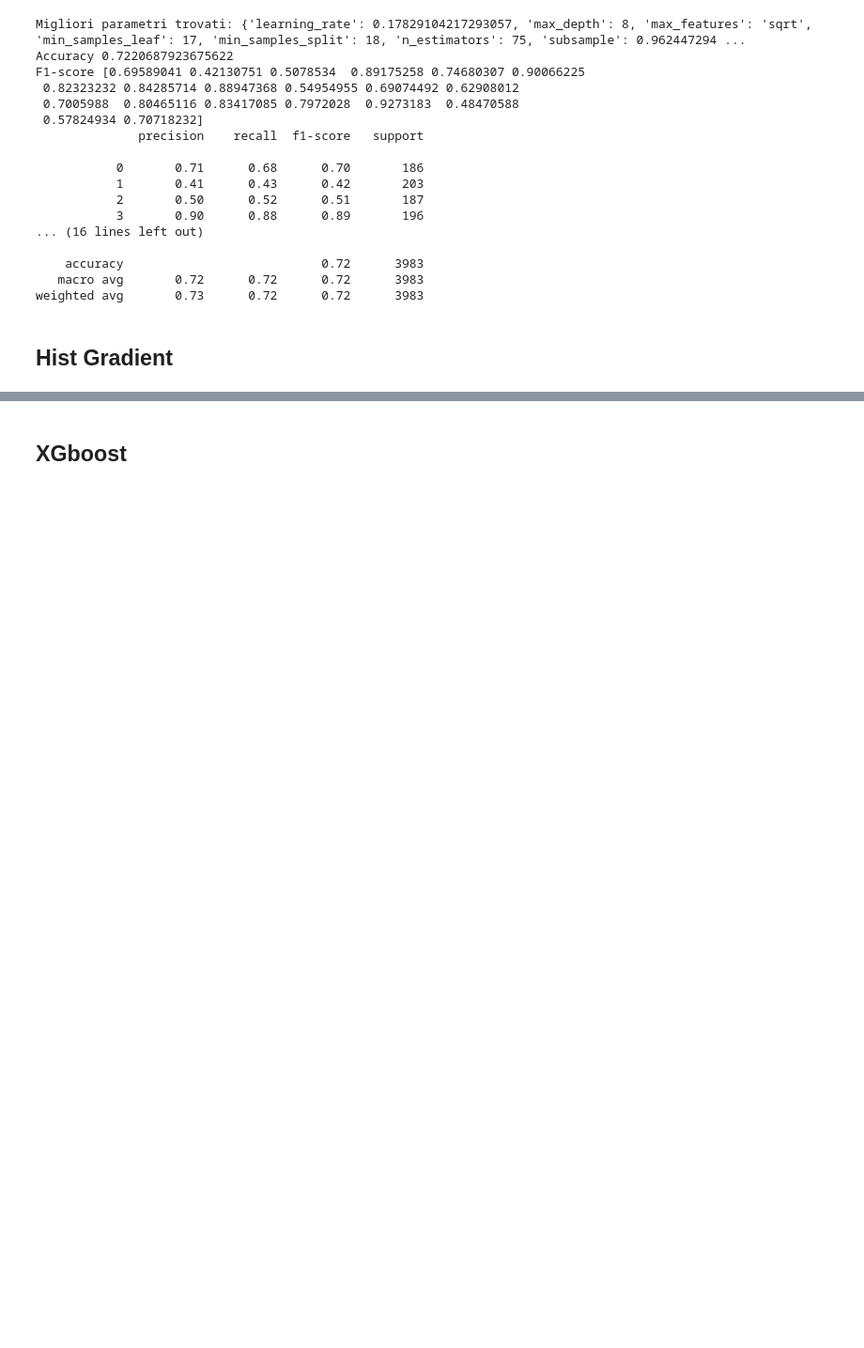
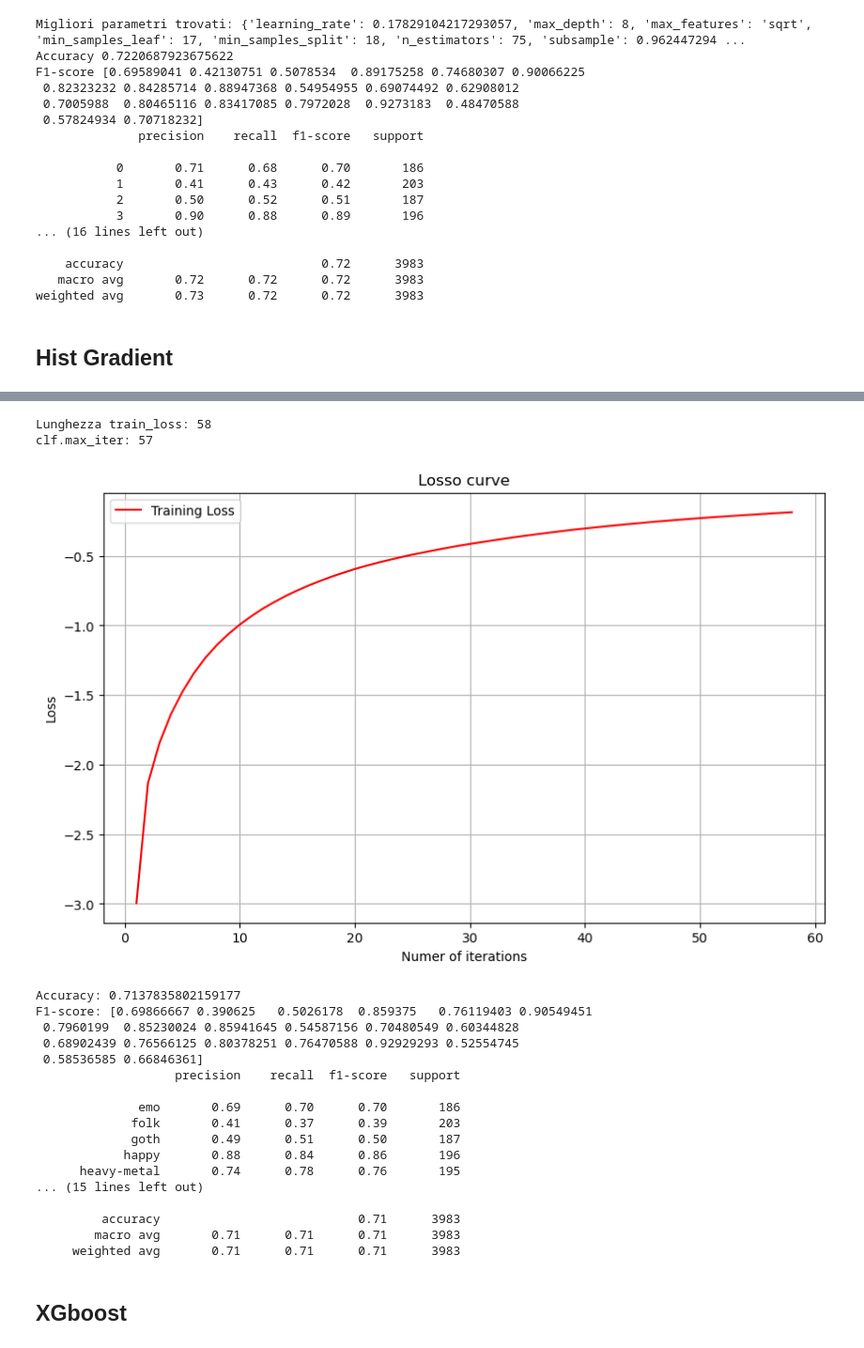
Before and after one commit to Bakko000/Data-Mining-2, a Jupyter notebook: Boosting.ipynb, the cells around one changed output, grey strips where cells are left out. Shown at 94% size. Cells and saved outputs as stored; diff of their text form; code cells hidden in the pictures; blank space fills up the shorter version.

```diff
--- a/Boosting.ipynb
+++ b/Boosting.ipynb
@@ -180,13 +178,17 @@ weighted avg       0.73      0.72      0.72      3983
 # %%
 from sklearn.ensemble import HistGradientBoostingClassifier
 # %%
+from xgboost import XGBClassifier
+from sklearn.model_selection import RandomizedSearchCV
+from sklearn.metrics import accuracy_score, f1_score, classification_report
+from scipy.stats import uniform, randint
 # Definire l'intervallo di iperparametri da esplorare
 param_distributions = {
     'learning_rate': uniform(0.01, 1),
     'max_iter': randint(50, 80),
     'max_depth': randint(1, 10),
     'min_samples_leaf': randint(1, 20),
-    'l2_regularization': uniform(0.0, 1.0)
+    'l2_regularization': uniform(0, 1)
 }
 
 # Configurare RandomizedSearchCV
@@ -205,7 +207,12 @@ best_clf.fit(X_train, y_train)
 
 # Previsioni e valutazione del modello
 y_pred = best_clf.predict(X_test)
-accuracy = accuracy_score(y_test, y_pred)
-print(f'Accuracy: {accuracy}')
-print(classification_report(y_test, y_pred))
+
+y_test_labels = label_encoder.inverse_transform(y_test)
+y_pred_labels = label_encoder.inverse_transform(y_pred)
+
+# Previsioni e valutazione del modello
+print('Accuracy:', accuracy_score(y_test_labels, y_pred_labels))
+print('F1-score:', f1_score(y_test_labels, y_pred_labels, average=None))
+print(classification_report(y_test_labels, y_pred_labels))
 # %% [output]
@@ -213,30 +236,65 @@ NameError: name 'uniform' is not defined
 # %%
-clf = HistGradientBoostingClassifier(learning_rate=1.0, max_depth=3, random_state=0)
+import numpy as np
+import matplotlib.pyplot as plt
+from sklearn.metrics import accuracy_score, f1_score, classification_report
+from sklearn.experimental import enable_hist_gradient_boosting
+from sklearn.ensemble import HistGradientBoostingClassifier
+from sklearn.preprocessing import LabelEncoder
+
+# Supponiamo che X_train, X_test, y_train, y_test, e label_encoder siano già definiti
+
+# Addestrare il modello con i parametri trovati
+clf = HistGradientBoostingClassifier(learning_rate=0.10387329008129174, max_iter=57, min_samples_leaf=13, max_depth=9, l2_regularization=0.23978735915740323, random_state=42)
 clf.fit(X_train, y_train)
 
-train_loss = np.zeros((clf.n_estimators,), dtype=np.float64)
-valid_loss = np.zeros((clf.n_estimators,), dtype=np.float64)
+# La metrica di addestramento interna è disponibile come train_score_
+train_loss = clf.train_score_
 
-for i, (train_pred, valid_pred) in enumerate(zip(clf.train_score_, clf.oob_improvement_)):
-    train_loss[i] = clf.loss_(y_train, train_pred)
-    valid_loss[i] = clf.loss_(y_train, valid_pred)
+# Verifica delle dimensioni
+print("Lunghezza train_loss:", len(train_loss))
+print("clf.max_iter:", clf.max_iter)
 
-# Plot della loss curve
+# Plot della curva di perdita di addestramento
 plt.figure(figsize=(10, 6))
-plt.plot(np.arange(clf.n_estimators) + 1, train_loss, label='Training Loss', color='blue')
-plt.plot(np.arange(clf.n_estimators) + 1, valid_loss, label='Validation Loss', color='red')
-plt.xlabel('Numero di iterazioni')
+plt.plot(np.arange(len(train_loss)) + 1, train_loss, label='Training Loss', color='red')
+plt.xlabel('Numer of iterations')
 plt.ylabel('Loss')
-plt.title('Curva della Loss durante l\'addestramento')
+plt.title('Losso curve')
 plt.legend()
 plt.grid(True)
 plt.show()
 
 # Predizioni e valutazione del modello
 y_pred = clf.predict(X_test)
-print('Accuracy:', accuracy_score(y_test, y_pred))
-print('F1-score:', f1_score(y_test, y_pred, average=None))
-print(classification_report(y_test, y_pred))
+
+y_test_labels = label_encoder.inverse_transform(y_test)
+y_pred_labels = label_encoder.inverse_transform(y_pred)
+
+# Previsioni e valutazione del modello
+print('Accuracy:', accuracy_score(y_test_labels, y_pred_labels))
+print('F1-score:', f1_score(y_test_labels, y_pred_labels, average=None))
+print(classification_report(y_test_labels, y_pred_labels))
+# %% [output]
+Lunghezza train_loss: 58
+clf.max_iter: 57
+[figure, added]
+Accuracy: 0.7137835802159177
+F1-score: [0.69866667 0.390625   0.5026178  0.859375   0.76119403 0.90549451
+ 0.7960199  0.85230024 0.85941645 0.54587156 0.70480549 0.60344828
+ 0.68902439 0.76566125 0.80378251 0.76470588 0.92929293 0.52554745
+ 0.58536585 0.66846361]
+                   precision    recall  f1-score   support
+
+              emo       0.69      0.70      0.70       186
+             folk       0.41      0.37      0.39       203
+             goth       0.49      0.51      0.50       187
+            happy       0.88      0.84      0.86       196
+      heavy-metal       0.74      0.78      0.76       195
+... (15 lines left out)
+
+         accuracy                           0.71      3983
+        macro avg       0.71      0.71      0.71      3983
+     weighted avg       0.71      0.71      0.71      3983
 # %% [markdown]
 ## XGboost
 # %%
```
Also changed, not shown: parts of 6 cells of this notebook.
